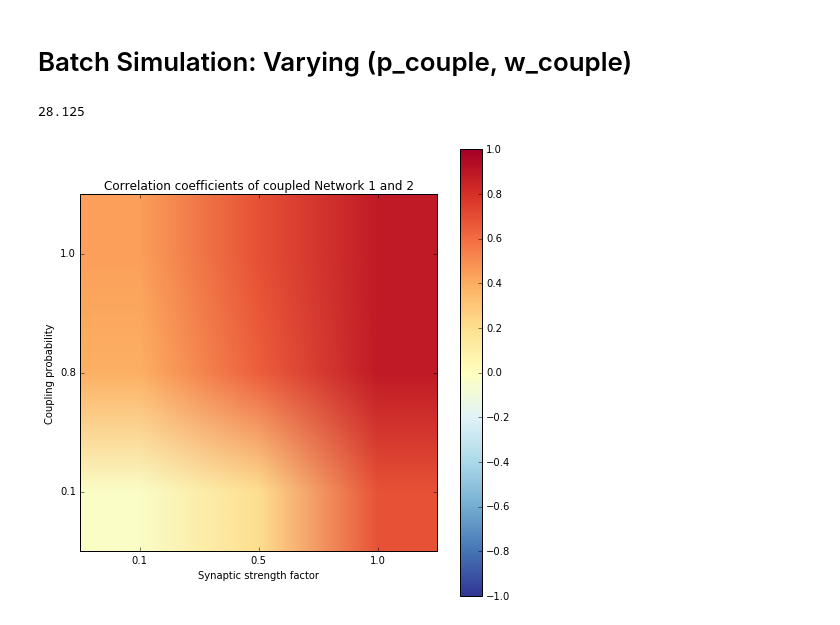
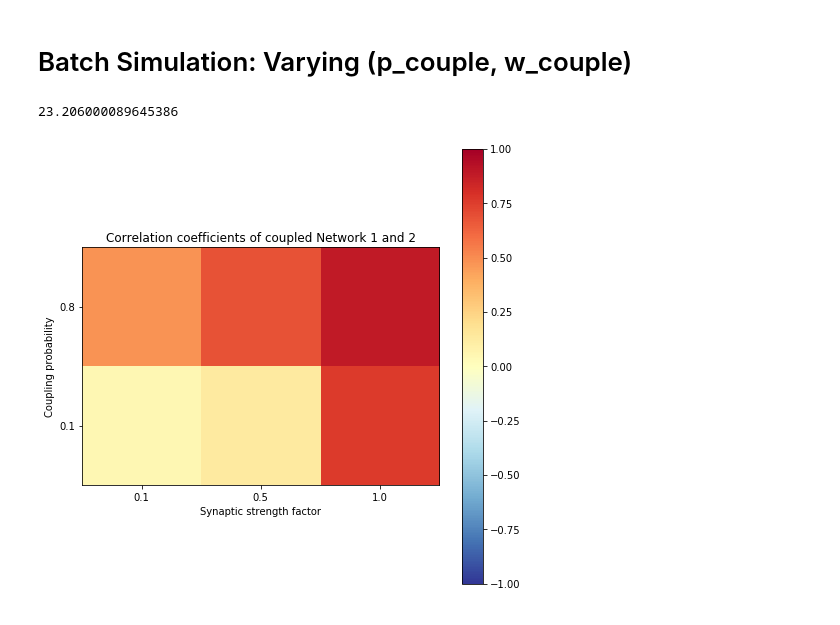
Before and after one commit to KokilaP/Neural-Networks, a Jupyter notebook: N2_BatchSimModel.ipynb, the cells around one changed output. Saved outputs shown, nothing was run; the diff lists cells and outputs as text; code cells hidden in the pictures.

```diff
--- a/N2_BatchSimModel.ipynb
+++ b/N2_BatchSimModel.ipynb
@@ -291,20 +291,18 @@ def batch_plot(datastream, index):
 t3 = time.time() # Record start time
 
 # Set simulation parameters
-# cf = [0.01, 0.05, 0.5, 0.8, 1.0, 3.0, 7.0, 10.0, 15.0, 20.0]*volt
+# w_couple_vec = [0.01, 0.05, 0.5, 0.8, 1.0, 3.0, 7.0, 10.0, 15.0, 20.0]*volt
 # p_couple_vec = np.arange(0.1,1.1,0.1)
-
-cf = [.1,.5,1] # shorter parameters for testing
-p_couple_vec = [0.1,0.8,1.0] # shorter parameters for testing
-
+cf = [.1,.5,1]
 w_couple_vec = w_couple*cf
+p_couple_vec = [0.1,0.8]
 w_len = len(w_couple_vec)
 p_len = len(p_couple_vec)
 coeff = np.zeros((p_len,w_len))
 
 # provide a set of values (w_couple,p_couple) to record spikemonitor values for plotting and analysis
 #record_param = [(0.05,0.5),(20.0,0.5),(1.0,0.1),(1.0,0.9)]
-record_param = [(.1,0.1),(.5,0.8),(1,0.8),(1,1.0)]
+record_param = [(.1,0.1),(.5,0.8),(1,0.8)]
 datastream = [None]*len(record_param)
 
 # Creating individual network groups
@@ -350,19 +348,17 @@ for weight in arange(w_len):
 
         # Coupling networks and setting up network groups for simulation
         [statemon_cG1,spikemon_cG1,statemon_cG2,spikemon_cG2,G1c2_rows,G1c2_cols,G1c2_coup_mat,S1c2] =\
-        BrianVis.network_coupling(N,excit,inhib,p_couple_vec[prob],w_couple_vec[weight],G1,G2,'Synapse_1c2',connect_type)
+        BrianVis.network_coupling(N,p_couple_vec[prob],w_couple_vec[weight],G1,G2,'Synapse_1c2',connect_type)
         net_batch.add(S1c2,spikemon_cG1,spikemon_cG2)
 
         # run 3 phase simulation - for proof of concept
         ## 1. To begin simulation, set inter-network synaptic weights to 0. i.e. networks are not connected
         ## 2. Run simulation for the first t1*ms
-
         S1c2.w = 0
         net_batch.run(t1*ms)
 
         ## 3. Re-establish synaptic connections
         ## 4. Run simulation for the next t2*ms
-
         S1c2.w = w_couple_vec[weight]
         net_batch.run(t2*ms)
 
@@ -373,35 +369,35 @@ for weight in arange(w_len):
 
         states = net_batch.get_states()
         SN_1i = states['spikemon_cG1']['i']
         SN_1t = states['spikemon_cG1']['t']
         SN_2i = states['spikemon_cG2']['i']
         SN_2t = states['spikemon_cG2']['t']
 
         # obtaining correlation coefficient from comparing binary spike trains of Network 1 and 2
         c = stats.batch_cc(SN_1t,SN_2t,phase1,phase2,bin_size)
         coeff[prob,weight] = c
 
         # for loop to record spikemonitor data for selected runs that need to be graphed
         for k in arange(len(datastream)):
             if record_param[k]==(w_couple_vec[weight]/volt,p_couple_vec[prob]): # check if correct run is
                                                                                 # one that needs to be recorded
                 # store a copy of all spike monitors at this instance (for the current run) by returning a dictionary
                 # using 'spikemonitor'.spike_trains() Brian function and reformatting it as an array of sorted spike times
 
                 datastream[k] = (SN_1t,SN_1i,SN_2t,SN_2i,SN_indvt)
 
         net_batch.remove(S1c2,spikemon_cG1,spikemon_cG2)
         net_batch.restore() # go back to original network state with initial values of Network 1 and 2
         net_indv.restore() # go back to original network state with initial values of Network 3
 
 batch_heatmap(coeff) # plot a probability of coupling vs synaptic strength heatmap using a matrix of
                      #  correlation coefficients
 
 t4 = time.time() # to keep track of batch simulation time
 t4-t3
 # %% [output]
-28.125
+23.206000089645386
-[figure, old version]
+[figure, new version]
 # %%
 batch_plot(datastream,0)
 # %% [output]
```
Also changed, not shown: parts of 5 cells of this notebook, 1 other file.
